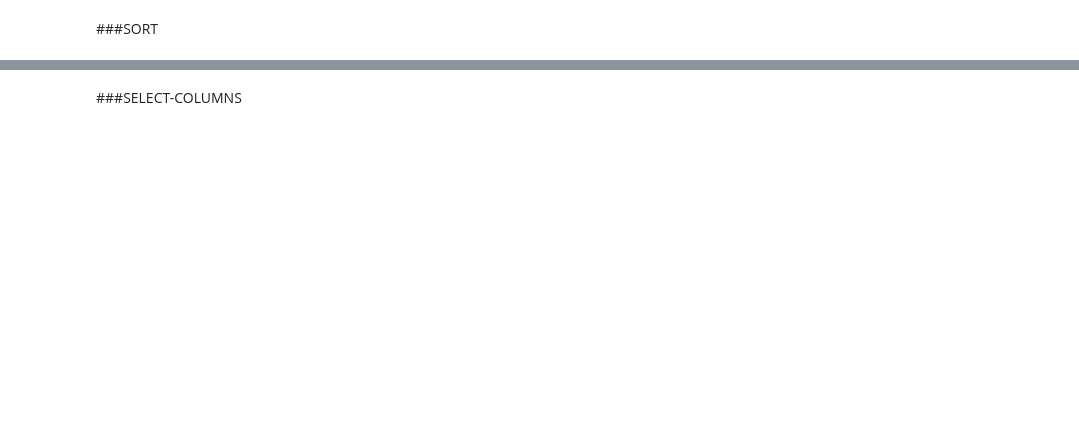
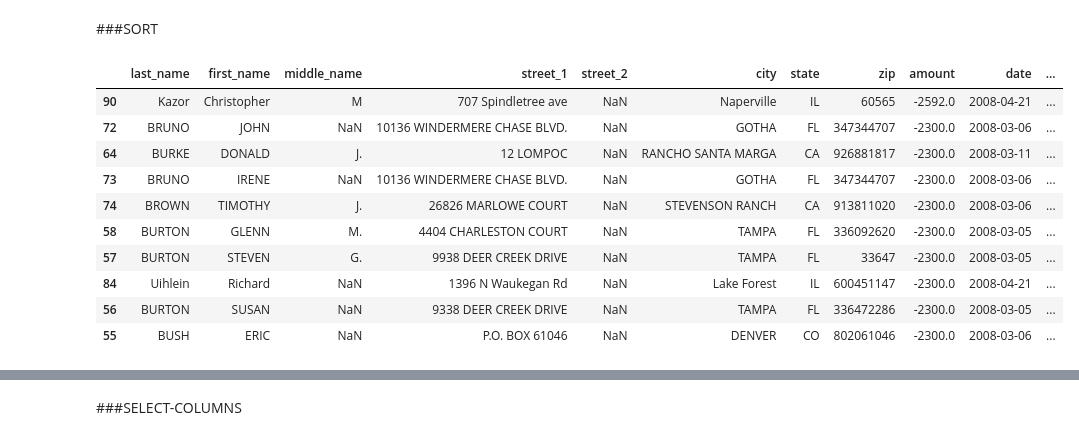
Before and after one commit to ellwise/CS109-Data-Science-Harvard, a Jupyter notebook: Lectures/Lecture4/PandasAndSQL.ipynb, the cells around one changed output, grey strips where cells are left out. Cells and saved outputs as stored; diff of their text form; code cells hidden in the pictures; blank space fills up the shorter version.

```diff
--- a/Lectures/Lecture4/PandasAndSQL.ipynb
+++ b/Lectures/Lecture4/PandasAndSQL.ipynb
@@ -496,3 +515,19 @@ dfcwci.query("10 <= amount <= 50").head(10)
 # %% [markdown]
 ###SORT
+# %%
+# sort_values does not happen in-place, it is in the output!
+# can add an optional inplace=True argument, but THIS IS NOT RECOMMENDED PRACTICE! Only useful if the data frame is huge
+dfcwci.sort_values("amount").head(10)
+# %% [output]
+|  | last_name | first_name | middle_name | street_1 | street_2 | city | state | zip | amount | date | ... |
+| 90 | Kazor | Christopher | M | 707 Spindletree ave | NaN | Naperville | IL | 60565 | -2592.0 | 2008-04-21 | ... |
+| 72 | BRUNO | JOHN | NaN | 10136 WINDERMERE CHASE BLVD. | NaN | GOTHA | FL | 347344707 | -2300.0 | 2008-03-06 | ... |
+| 64 | BURKE | DONALD | J. | 12 LOMPOC | NaN | RANCHO SANTA MARGA | CA | 926881817 | -2300.0 | 2008-03-11 | ... |
+| 73 | BRUNO | IRENE | NaN | 10136 WINDERMERE CHASE BLVD. | NaN | GOTHA | FL | 347344707 | -2300.0 | 2008-03-06 | ... |
+| 74 | BROWN | TIMOTHY | J. | 26826 MARLOWE COURT | NaN | STEVENSON RANCH | CA | 913811020 | -2300.0 | 2008-03-06 | ... |
+| 58 | BURTON | GLENN | M. | 4404 CHARLESTON COURT | NaN | TAMPA | FL | 336092620 | -2300.0 | 2008-03-05 | ... |
+| 57 | BURTON | STEVEN | G. | 9938 DEER CREEK DRIVE | NaN | TAMPA | FL | 33647 | -2300.0 | 2008-03-05 | ... |
+| 84 | Uihlein | Richard | NaN | 1396 N Waukegan Rd | NaN | Lake Forest | IL | 600451147 | -2300.0 | 2008-04-21 | ... |
+| 56 | BURTON | SUSAN | NaN | 9338 DEER CREEK DRIVE | NaN | TAMPA | FL | 336472286 | -2300.0 | 2008-03-05 | ... |
+| 55 | BUSH | ERIC | NaN | P.O. BOX 61046 | NaN | DENVER | CO | 802061046 | -2300.0 | 2008-03-06 | ... |
 # %%
```
Also changed, not shown: parts of 73 cells of this notebook, 2 other files.
